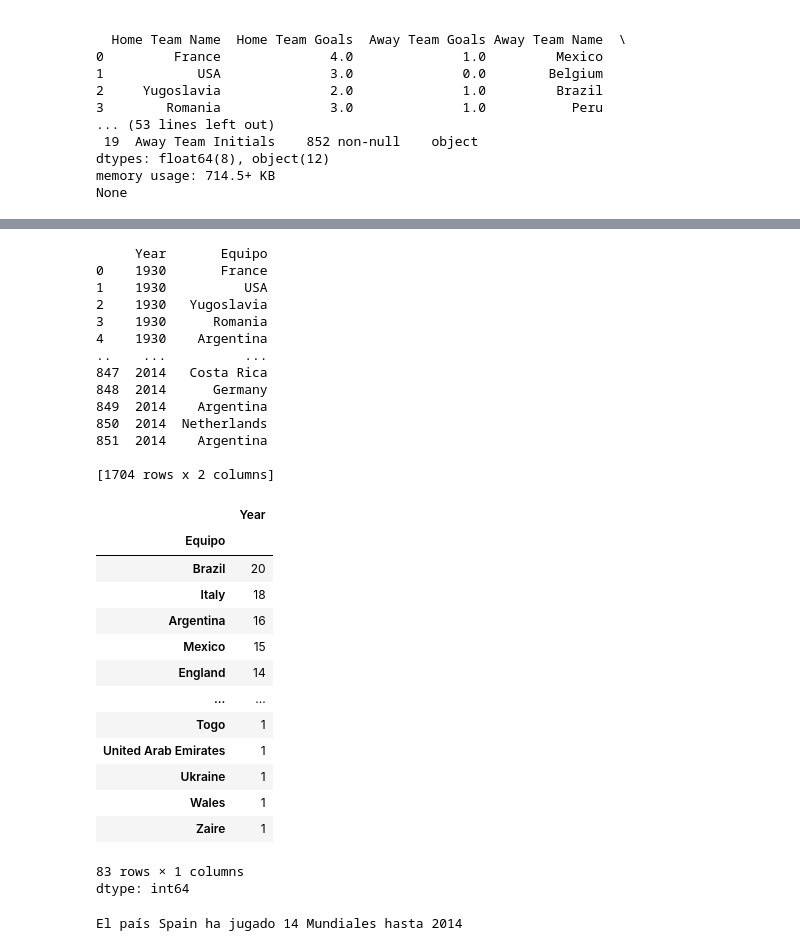
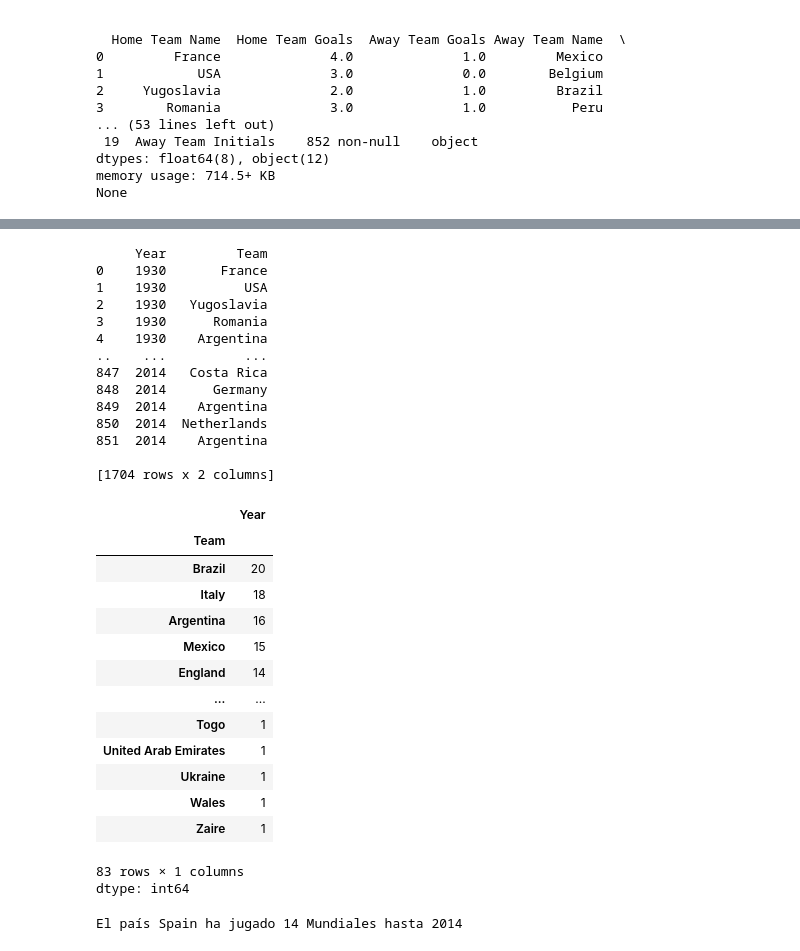
Before and after one commit to claudiocdc/fifa-world-cup-analysis, a Jupyter notebook: 01_Limpieza_Fifa_WorldCup.ipynb, the cells around one changed output, grey strips where cells are left out. Drawn from its saved outputs; the diff is of its cells as text; code cells hidden in the pictures.

```diff
--- a/01_Limpieza_Fifa_WorldCup.ipynb
+++ b/01_Limpieza_Fifa_WorldCup.ipynb
@@ -179,16 +179,16 @@ None
 ###Aparte year esta en float y queda feo, vamos a cambiarlo a int
 ####Al ejecutar el código más adelante, vemos que hay nombres en sucio con valores como rn">Bosnia and Herzegovina	porlo que quitamos ese 'rn">'
 
-df_matches["Home Team Name"] = df_matches["Home Team Name"].str.replace('rn">', '', regex=False)
-df_matches["Away Team Name"] = df_matches["Away Team Name"].str.replace('rn">', '', regex=False)
+df_matches["Home Team Name"] = df_matches["Home Team Name"].str.replace('rn">', '')
+df_matches["Away Team Name"] = df_matches["Away Team Name"].str.replace('rn">', '')
 
 df_matches['Year'] = df_matches['Year'].astype(int)
-locales = df_matches[['Year','Home Team Name']].rename(columns={'Home Team Name':'Equipo'})
-visitantes = df_matches[['Year','Away Team Name']].rename(columns={'Away Team Name':'Equipo'})
-apariciones = pd.concat([locales, visitantes])
-print(apariciones)
+home = df_matches[['Year','Home Team Name']].rename(columns={'Home Team Name':'Team'})
+away = df_matches[['Year','Away Team Name']].rename(columns={'Away Team Name':'Team'})
+appearances = pd.concat([home, away])
+print(appearances)
 # %% [output]
-     Year       Equipo
+     Year         Team
 0    1930       France
 1    1930          USA
 2    1930   Yugoslavia
@@ -205,11 +205,11 @@ print(apariciones)
 # %%
 #Contamos las apariciones por año: agrupar por equipo, y de cada grupo cuántos años únicos tiene. Ojo con la n en el unique
 ##Confirmamos que Brazil es el que más mundiales ha ganado, también poruqe es el que más mundiales ha jugado
 
-apariciones.groupby('Equipo')['Year'].nunique().sort_values(ascending=False)
+appearances.groupby('Team')['Year'].nunique().sort_values(ascending=False)
 # %% [output]
 |  | Year |
-| Equipo |  |
+| Team |  |
 | Brazil | 20 |
 | Italy | 18 |
 | Argentina | 16 |
```
Also changed, not shown: parts of 2 cells of this notebook.
